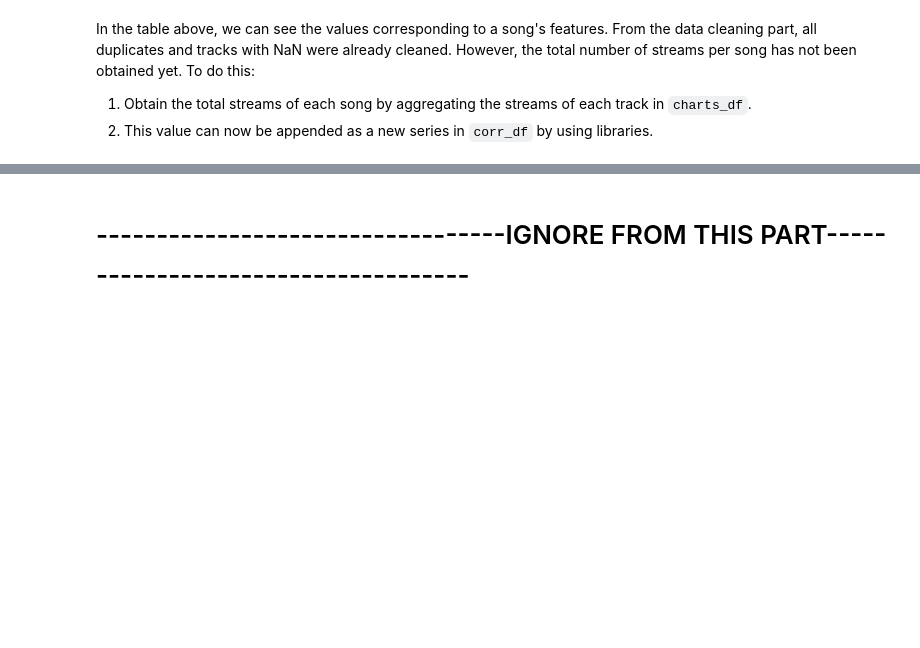
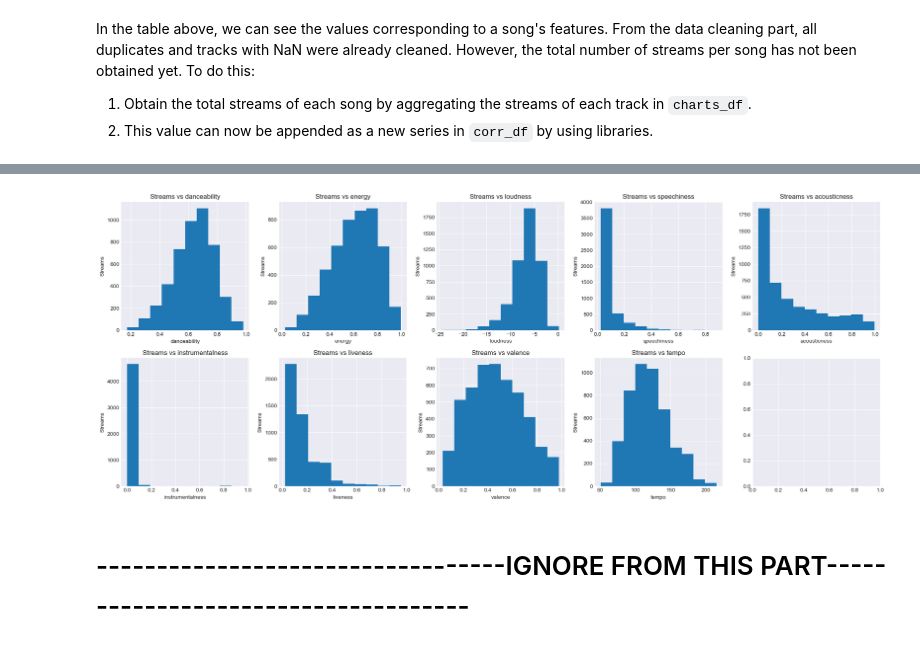
Before and after one commit to ADichoso/CSMODEL-Project-XX22-G1, a Jupyter notebook: SpotifyDataset.ipynb, the cells around one changed output, grey strips where cells are left out. Saved outputs shown, nothing was run; the diff lists cells and outputs as text; code cells hidden in the pictures; blank space fills up the shorter version.

```diff
--- a/SpotifyDataset.ipynb
+++ b/SpotifyDataset.ipynb
@@ -590,3 +635,21 @@ In the table above, we can see the values corresponding to a song's features. Fr
+# %%
+#test correlation of danceability and streams
+song_features = ['danceability', 'energy', 'loudness', 'speechiness', 'acousticness', 'instrumentalness', 'liveness', 'valence', 'tempo']
+
+fig, axes = plt.subplots(nrows=2, ncols=5, figsize=(20, 8))
+
+for i, var in enumerate(song_features):
+    row = i // 5  # Calculate the row index
+    col = i % 5  # Calculate the column index
+    corr_df.hist(column=var, ax=axes[row, col])
+    axes[row, col].set_xlabel(var)
+    axes[row, col].set_ylabel('Streams')
+    axes[row, col].set_title('Streams vs ' + var)
+
+plt.tight_layout()
+plt.show()
+# %% [output]
+[figure, added]
 # %% [markdown]
 # ----------------------------------IGNORE FROM THIS PART------------------------------------
 # %%
```
Also changed, not shown: parts of 18 cells of this notebook.
